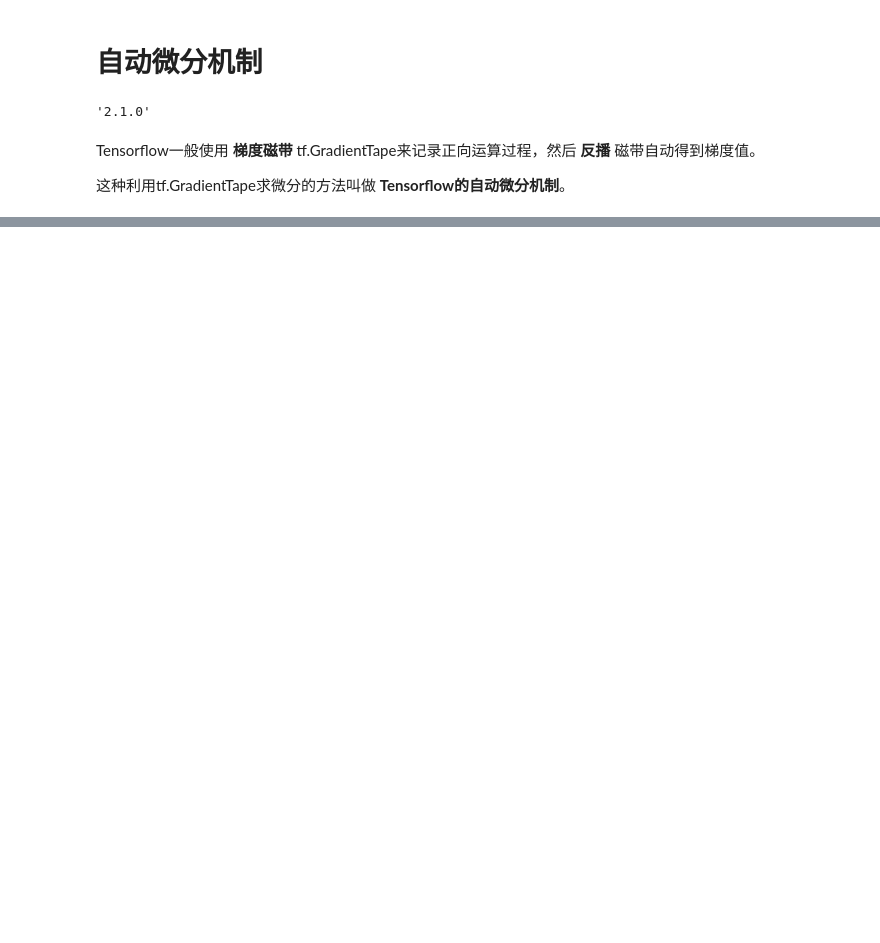
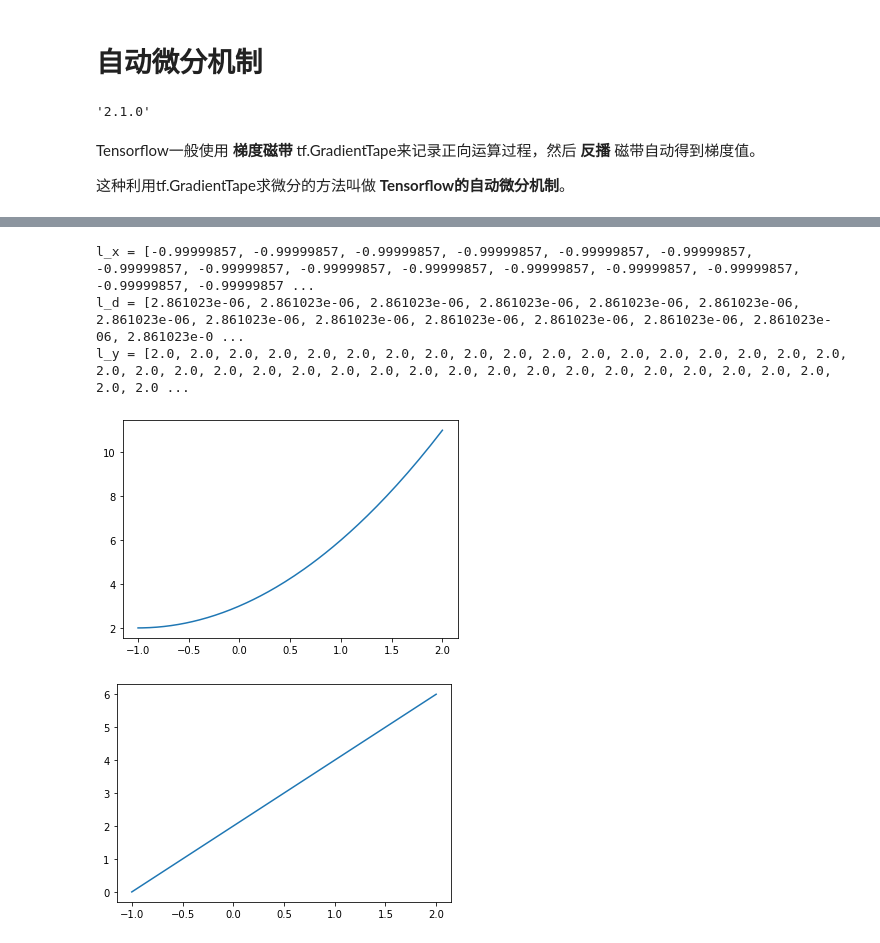
Before and after one commit to george-sq/tf-learning, a Jupyter notebook: Tensorflow2/06-自动微分机制.ipynb, the cells around one changed output, grey strips where cells are left out. Drawn from its saved outputs; the diff is of its cells as text; code cells hidden in the pictures; blank space fills up the shorter version.

```diff
--- a/Tensorflow2/06-自动微分机制.ipynb
+++ b/Tensorflow2/06-自动微分机制.ipynb
@@ -30,0 +161,35 @@ AttributeError: 'NoneType' object has no attribute 'Variable'
+# %%
+# x 会自动往最小值的方向变化
+# x初始化为0，会递增至最小值
+x = tf.Variable(0.0, name = "x", dtype = tf.float32)
+a = tf.constant(1.0)
+b = tf.constant(2.0)
+c = tf.constant(3.0)
+
+print(f"y = ({a} * x^2) + ({b} * x) + ({c})")
+print()
+
+l_x = []
+l_y = []
+l_d = []
+
+optimizer = tf.keras.optimizers.SGD(learning_rate=0.01)
+for _ in range(1000):
+    # print(f"x = {x}")
+    l_x.append(x.numpy())
+    with tf.GradientTape() as tape:
+        y = a * tf.pow(x, 2) + b * x + c
+        # print(f"y = {y}")
+        l_y.append(y.numpy())
+
+    dy_dx = tape.gradient(y, x)
+    l_d.append(dy_dx.numpy())
+    # print(f"dy_dx = {dy_dx}")
+    optimizer.apply_gradients(grads_and_vars=[(dy_dx, x)])
+    # print()
+
+tf.print(f"x = {x}")
+print()
+tf.print(f"dy_dx = {dy_dx}")
+print()
+tf.print(f"y = {y}")
@@ -30,0 +204,15 @@ AttributeError: 'NoneType' object has no attribute 'Variable'
+# %%
+print(f"l_x = {l_x[::-1]}")
+print(f"l_d = {l_d[::-1]}")
+print(f"l_y = {l_y[::-1]}")
+
+plt.plot(l_x, l_y)
+plt.show()
+plt.plot(l_x, l_d)
+plt.show()
+# %% [output]
+l_x = [-0.99999857, -0.99999857, -0.99999857, -0.99999857, -0.99999857, -0.99999857, -0.99999857, -0.99999857, -0.99999857, -0.99999857, -0.99999857, -0.99999857, -0.99999857, -0.99999857, -0.99999857 ...
+l_d = [2.861023e-06, 2.861023e-06, 2.861023e-06, 2.861023e-06, 2.861023e-06, 2.861023e-06, 2.861023e-06, 2.861023e-06, 2.861023e-06, 2.861023e-06, 2.861023e-06, 2.861023e-06, 2.861023e-06, 2.861023e-0 ...
+l_y = [2.0, 2.0, 2.0, 2.0, 2.0, 2.0, 2.0, 2.0, 2.0, 2.0, 2.0, 2.0, 2.0, 2.0, 2.0, 2.0, 2.0, 2.0, 2.0, 2.0, 2.0, 2.0, 2.0, 2.0, 2.0, 2.0, 2.0, 2.0, 2.0, 2.0, 2.0, 2.0, 2.0, 2.0, 2.0, 2.0, 2.0, 2.0, 2.0 ...
+[figure, added]
+[figure, added]
```
Also changed, not shown: parts of 18 cells of this notebook, 3 other files.
